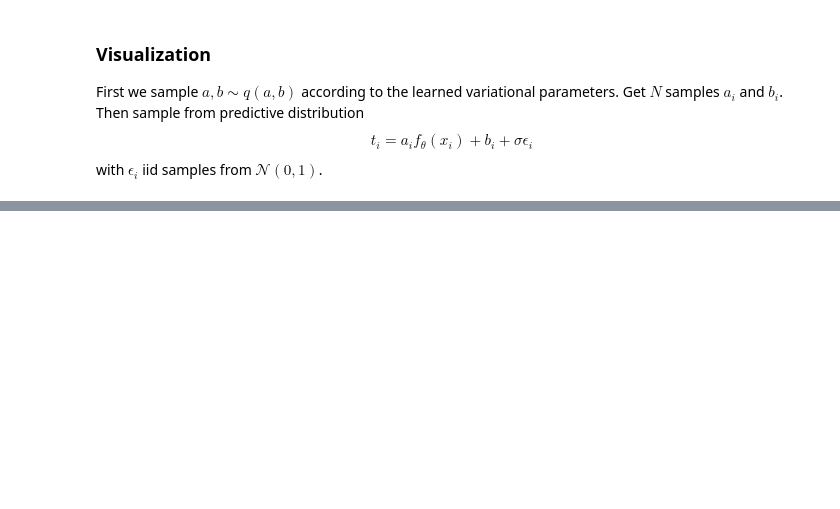
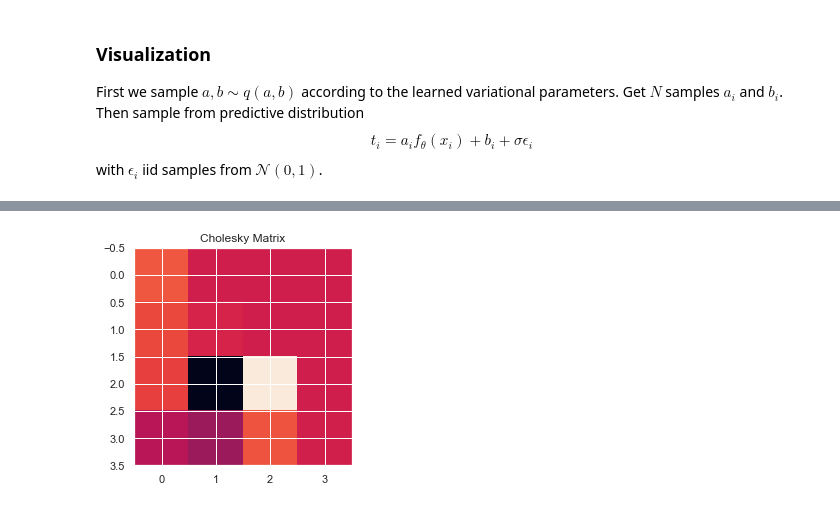
Before and after one commit to vlievin/deep-bayes, a Jupyter notebook: regression Nd-1d-Covariance.ipynb, the cells around one changed output, grey strips where cells are left out. Saved outputs shown, nothing was run; the diff lists cells and outputs as text; code cells hidden in the pictures; blank space fills up the shorter version.

```diff
--- a/regression Nd-1d-Covariance.ipynb
+++ b/regression Nd-1d-Covariance.ipynb
@@ -330,0 +326,7 @@ print('noise var: {:.3g} (true value {:.3g})'.format(logvar.exp(), sigma**2))
+# %%
+plt.title("Cholesky Matrix")
+L = make_cholesky(logvar_ab, cov_ab)
+plt.imshow(L.detach().numpy())
+plt.show()
+# %% [output]
+[figure, added]
```
Also changed, not shown: parts of 5 cells of this notebook.
